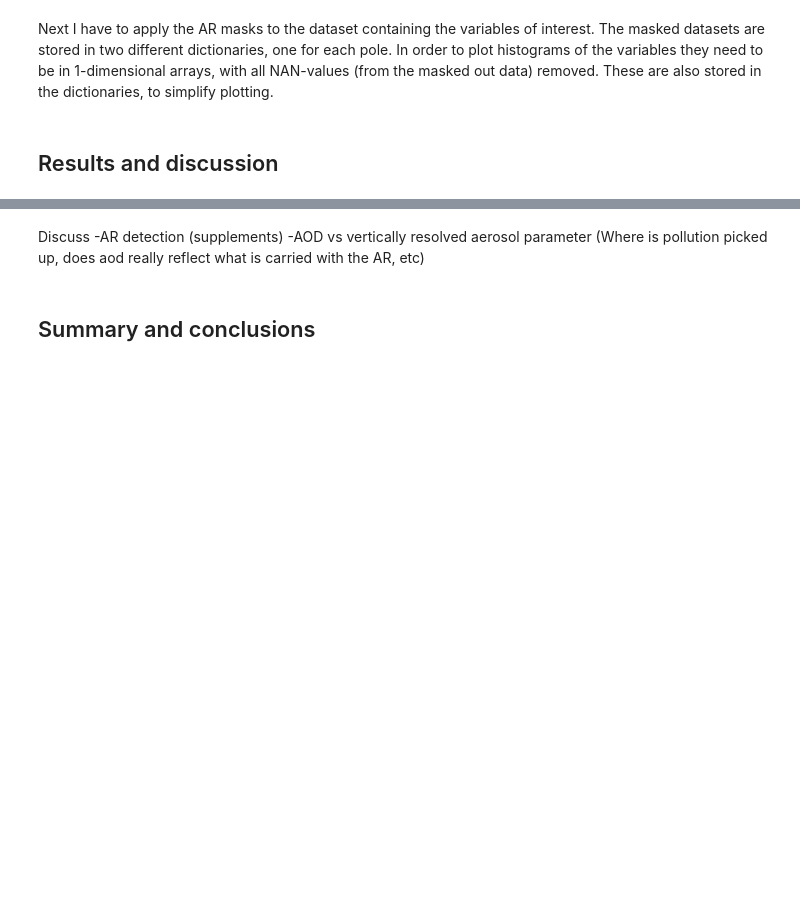
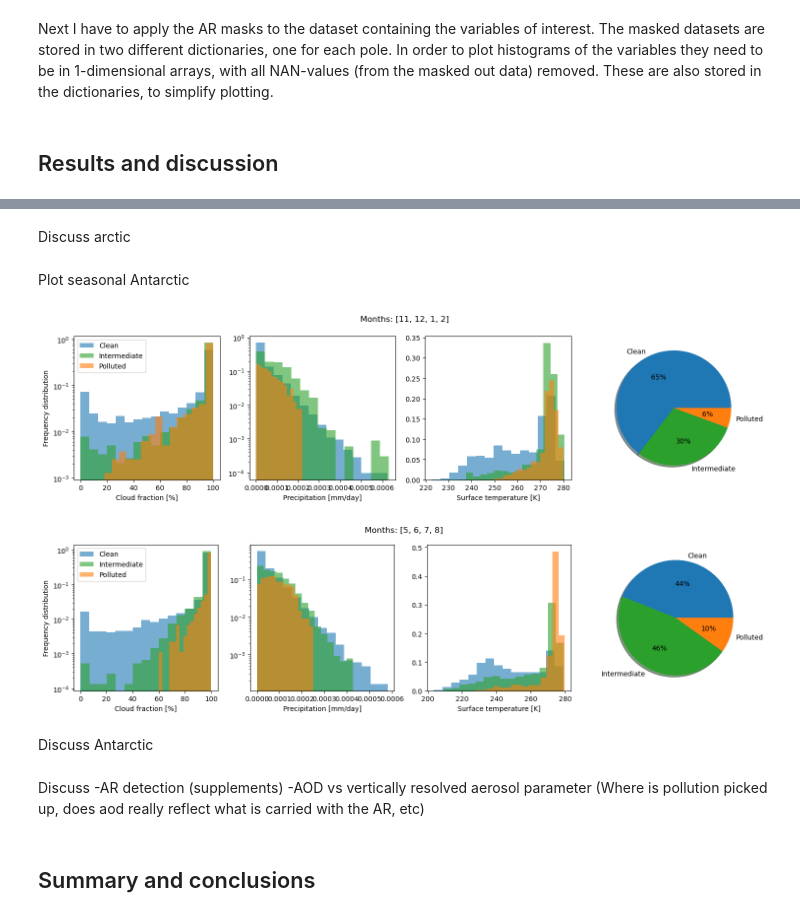
Before and after one commit to eScience-course/Tjaernoe2022-group5, a Jupyter notebook: notebooks/Julia/report_JA.ipynb, the cells around one changed output, grey strips where cells are left out. Drawn from its saved outputs; the diff is of its cells as text; code cells hidden in the pictures; blank space fills up the shorter version.

```diff
--- a/notebooks/Julia/report_JA.ipynb
+++ b/notebooks/Julia/report_JA.ipynb
@@ -149,3 +211,14 @@ plt.show()
+# %% [markdown]
+Discuss arctic
+# %% [markdown]
+Plot seasonal Antarctic
+# %%
+fun.plot_hist(flat_vars,seasons, ant_plotting_vars, ant_aod_ar)
+# %% [output]
+[figure, added]
+[figure, added]
+# %% [markdown]
+Discuss Antarctic
 # %% [markdown]
 Discuss
 -AR detection (supplements)
```
Also changed, not shown: parts of 21 cells of this notebook, 1 other file.
